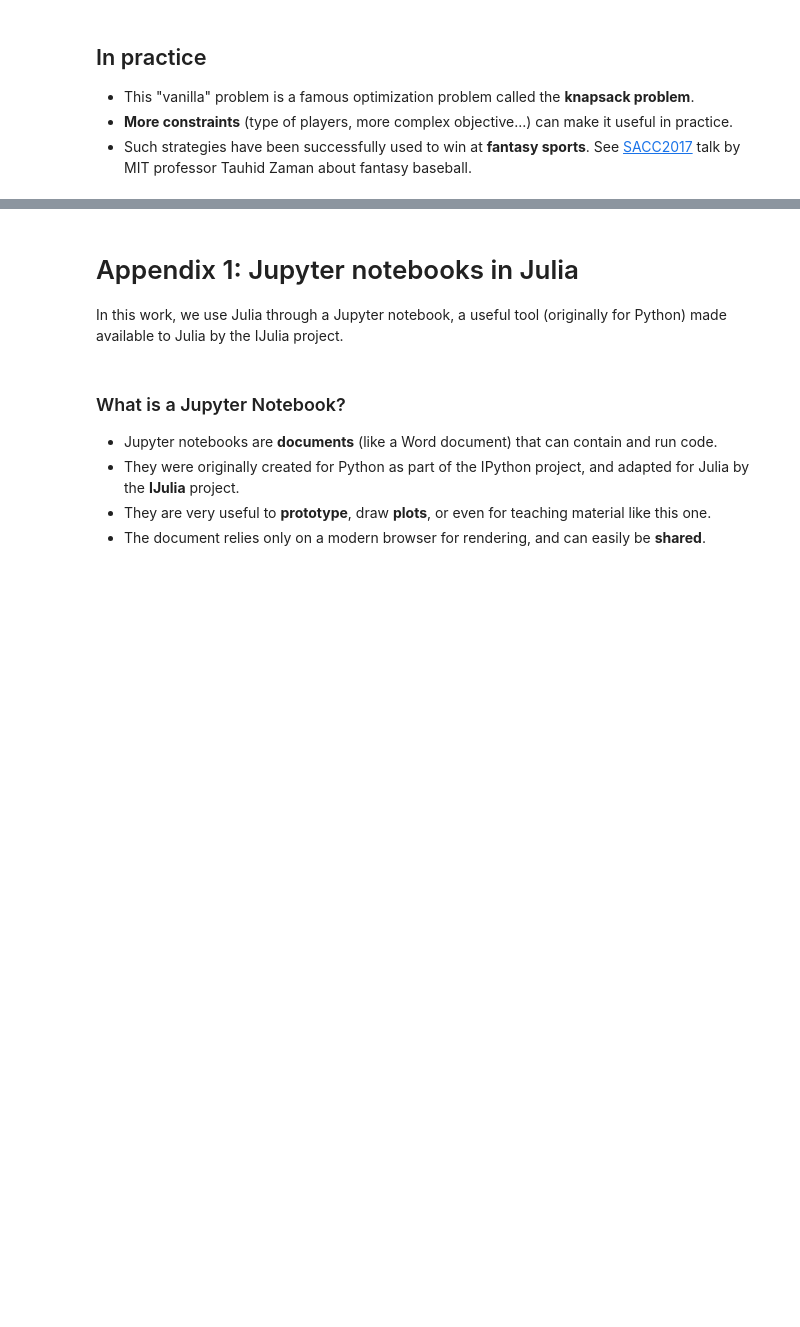
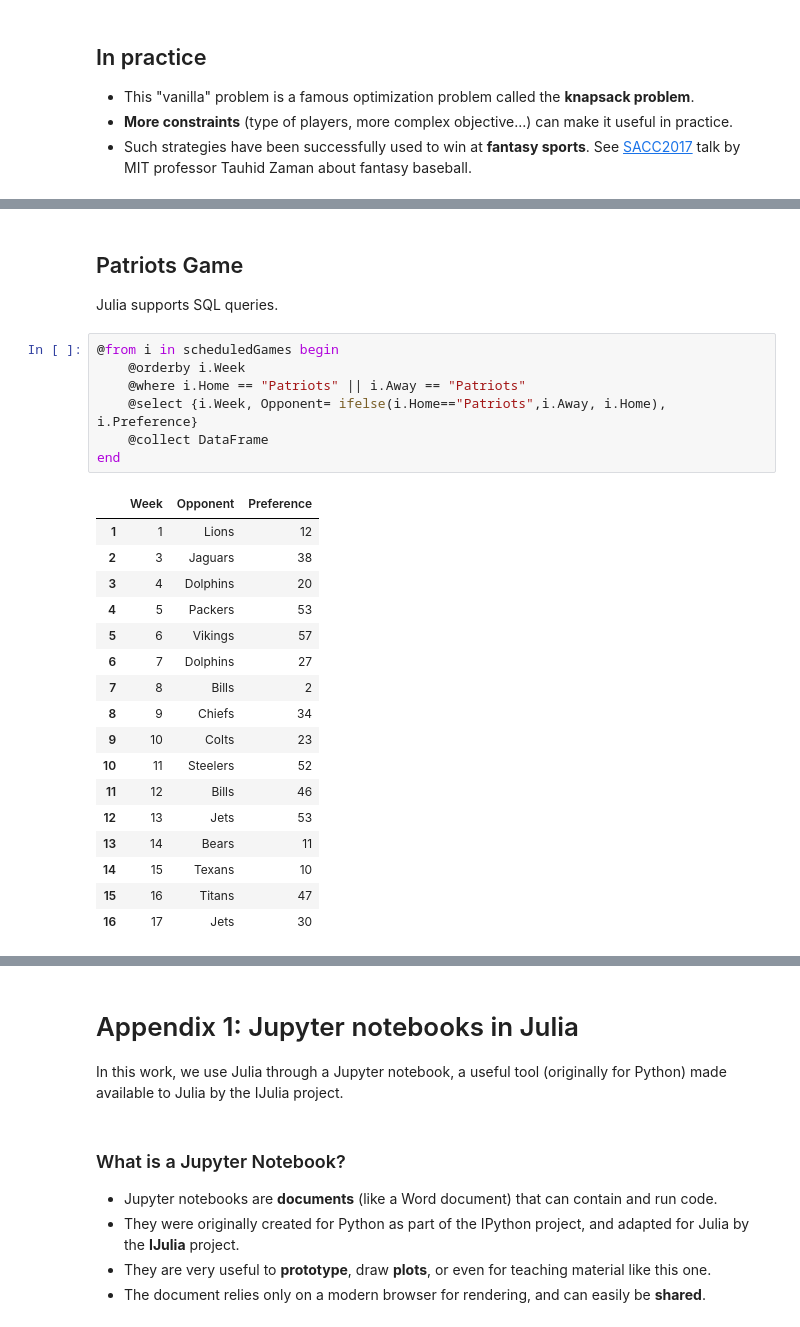
Before and after one commit to sebmart/optimization_jump_julia, a Jupyter notebook: optimization_jump_julia.ipynb, the cells around one changed output, grey strips where cells are left out. Saved outputs shown, nothing was run; the diff lists cells and outputs as text; blank space fills up the shorter version.

```diff
--- a/optimization_jump_julia.ipynb
+++ b/optimization_jump_julia.ipynb
@@ -238,0 +496,28 @@ m = Model(solver=GurobiSolver())
+# %% [markdown]
+## Patriots Game
+Julia supports SQL queries.
+# %%
+@from i in scheduledGames begin
+    @orderby i.Week
+    @where i.Home == "Patriots" || i.Away == "Patriots"
+    @select {i.Week, Opponent= ifelse(i.Home=="Patriots",i.Away, i.Home), i.Preference}
+    @collect DataFrame
+end
+# %% [output]
+|  | Week | Opponent | Preference |
+| 1 | 1 | Lions | 12 |
+| 2 | 3 | Jaguars | 38 |
+| 3 | 4 | Dolphins | 20 |
+| 4 | 5 | Packers | 53 |
+| 5 | 6 | Vikings | 57 |
+| 6 | 7 | Dolphins | 27 |
+| 7 | 8 | Bills | 2 |
+| 8 | 9 | Chiefs | 34 |
+| 9 | 10 | Colts | 23 |
+| 10 | 11 | Steelers | 52 |
+| 11 | 12 | Bills | 46 |
+| 12 | 13 | Jets | 53 |
+| 13 | 14 | Bears | 11 |
+| 14 | 15 | Texans | 10 |
+| 15 | 16 | Titans | 47 |
+| 16 | 17 | Jets | 30 |
```
Also changed, not shown: parts of 41 cells of this notebook.
